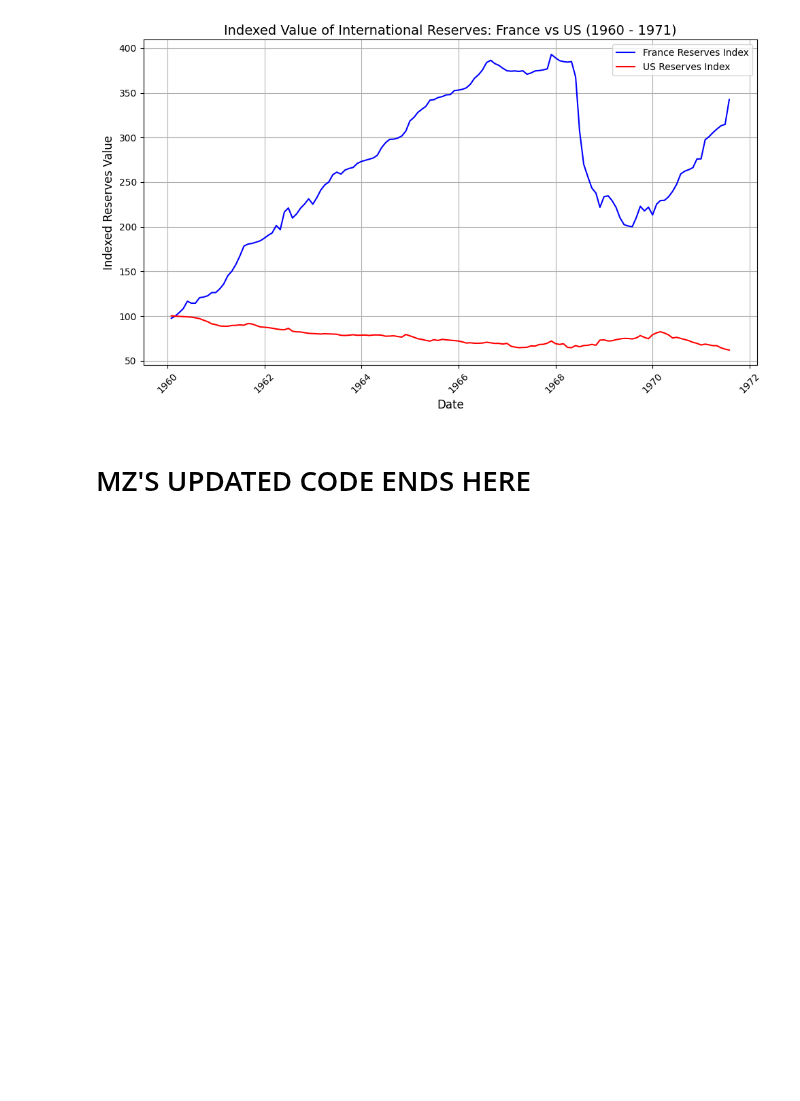
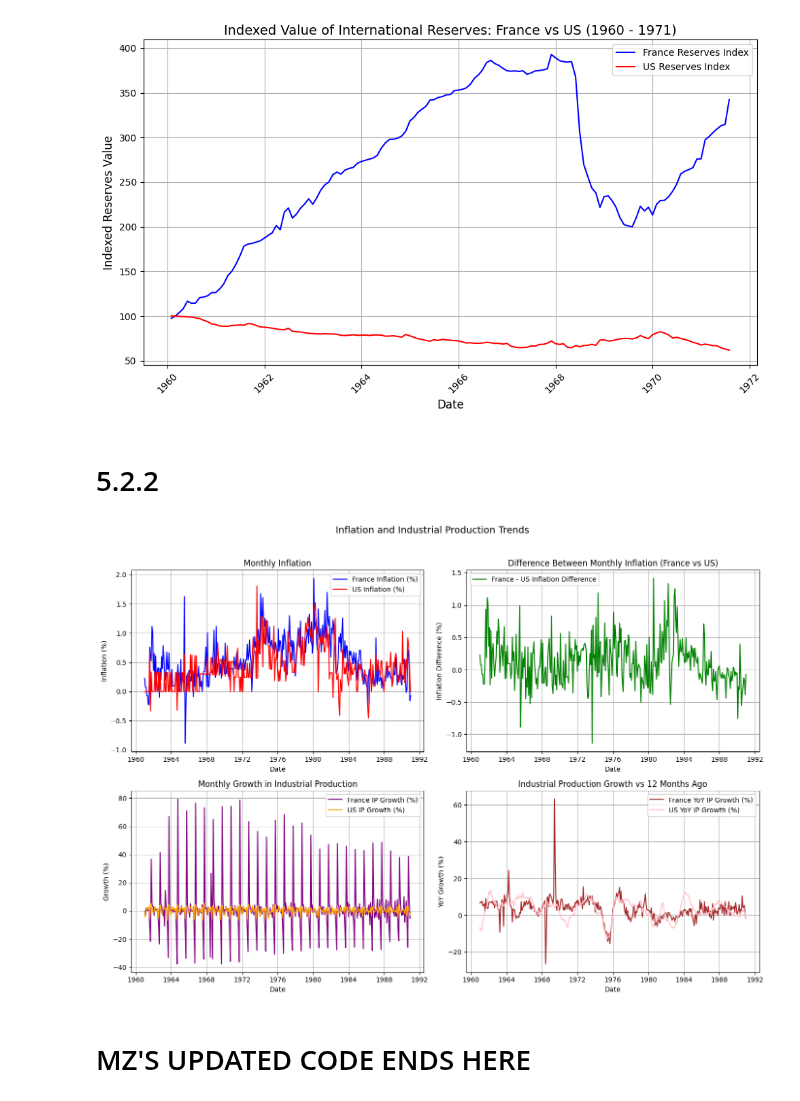
Before and after one commit to SparklyPlant/The-Grave-of-Ming, a Jupyter notebook: Code/NB1.ipynb, the cells around one changed output. Saved outputs shown, nothing was run; the diff lists cells and outputs as text; code cells hidden in the pictures; blank space fills up the shorter version.

Commit message:
5.2.2 graph

```diff
--- a/Code/NB1.ipynb
+++ b/Code/NB1.ipynb
@@ -815,6 +815,65 @@ Index(['Date', 'RER Index', 'Growth (%)', 'Real Exchange Rate Growth (%)',
 5           100.000000
 6                  NaN
 [figure]
+# %% [markdown]
+# 5.2.2
+# %%
+import pandas as pd
+import matplotlib.pyplot as plt
+
+# Load the merged dataset
+file_path = "../Data/full_merged_dataset.csv"
+merged_df = pd.read_csv(file_path)
+
+# Convert Date column to datetime format
+merged_df["Date"] = pd.to_datetime(merged_df["Date"])
+
+# Drop rows with missing values in the relevant columns
+merged_df = merged_df.dropna(subset=["France Inflation (%)", "US Inflation Rate (%)",
+                                     "France IP Growth (%)", "US IP Growth (%)",
+                                     "France YoY IP Growth (%)", "US YoY IP Growth (%)"])
+
+# Plot time series graphs for inflation and industrial production
+fig, axes = plt.subplots(2, 2, figsize=(14, 10))
+fig.suptitle("Inflation and Industrial Production Trends", fontsize=14)
+
+# 1. Monthly Inflation (France and US)
+axes[0, 0].plot(merged_df["Date"], merged_df["France Inflation (%)"], label="France Inflation (%)", color="blue")
+axes[0, 0].plot(merged_df["Date"], merged_df["US Inflation Rate (%)"], label="US Inflation (%)", color="red")
+axes[0, 0].set_title("Monthly Inflation")
+axes[0, 0].set_ylabel("Inflation (%)")
+axes[0, 0].legend()
+
+# 2. Difference Between Monthly Inflation (France vs US)
+merged_df["Inflation Difference"] = merged_df["France Inflation (%)"] - merged_df["US Inflation Rate (%)"]
+axes[0, 1].plot(merged_df["Date"], merged_df["Inflation Difference"], label="France - US Inflation Difference", color="green")
+axes[0, 1].set_title("Difference Between Monthly Inflation (France vs US)")
+axes[0, 1].set_ylabel("Inflation Difference (%)")
+axes[0, 1].legend()
+
+# 3. Monthly Growth in Industrial Production (France and US)
+axes[1, 0].plot(merged_df["Date"], merged_df["France IP Growth (%)"], label="France IP Growth (%)", color="purple")
+axes[1, 0].plot(merged_df["Date"], merged_df["US IP Growth (%)"], label="US IP Growth (%)", color="orange")
+axes[1, 0].set_title("Monthly Growth in Industrial Production")
+axes[1, 0].set_ylabel("Growth (%)")
+axes[1, 0].legend()
+
+# 4. Industrial Production Growth Compared to 12 Months Ago (France and US)
+axes[1, 1].plot(merged_df["Date"], merged_df["France YoY IP Growth (%)"], label="France YoY IP Growth (%)", color="brown")
+axes[1, 1].plot(merged_df["Date"], merged_df["US YoY IP Growth (%)"], label="US YoY IP Growth (%)", color="pink")
+axes[1, 1].set_title("Industrial Production Growth vs 12 Months Ago")
+axes[1, 1].set_ylabel("YoY Growth (%)")
+axes[1, 1].legend()
+
+# Formatting
+for ax in axes.flat:
+    ax.set_xlabel("Date")
+    ax.grid(True)
+
+plt.tight_layout(rect=[0, 0, 1, 0.96])  # Adjust layout to fit the title
+plt.show()
+# %% [output]
+[figure, added]
 # %% [markdown]
 # MZ'S UPDATED CODE ENDS HERE
 # %%
```
